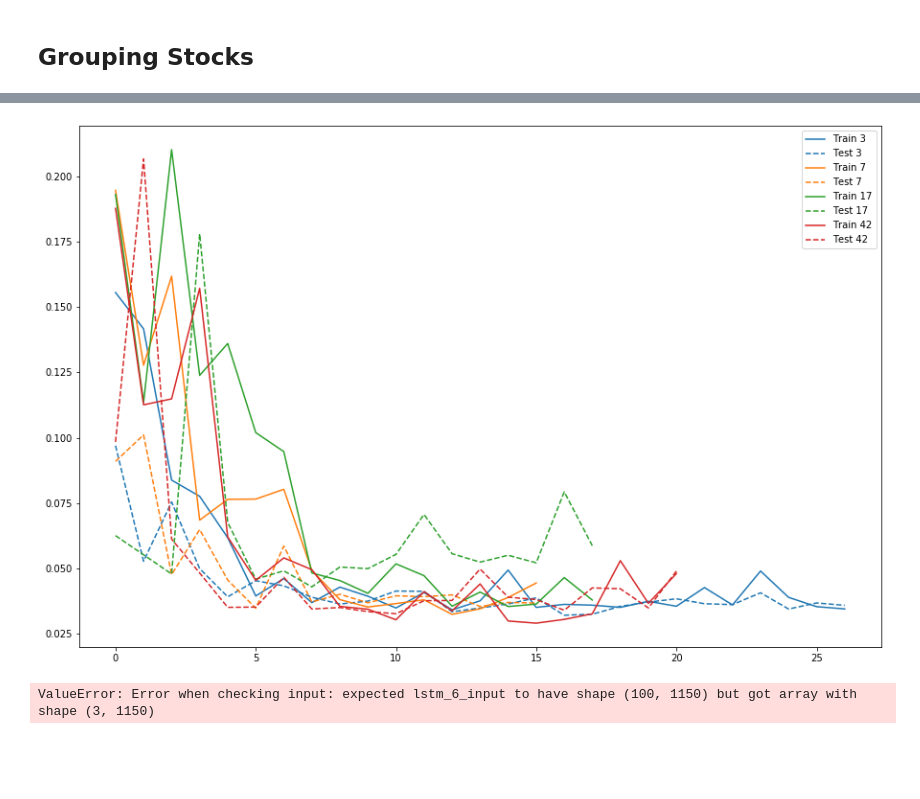
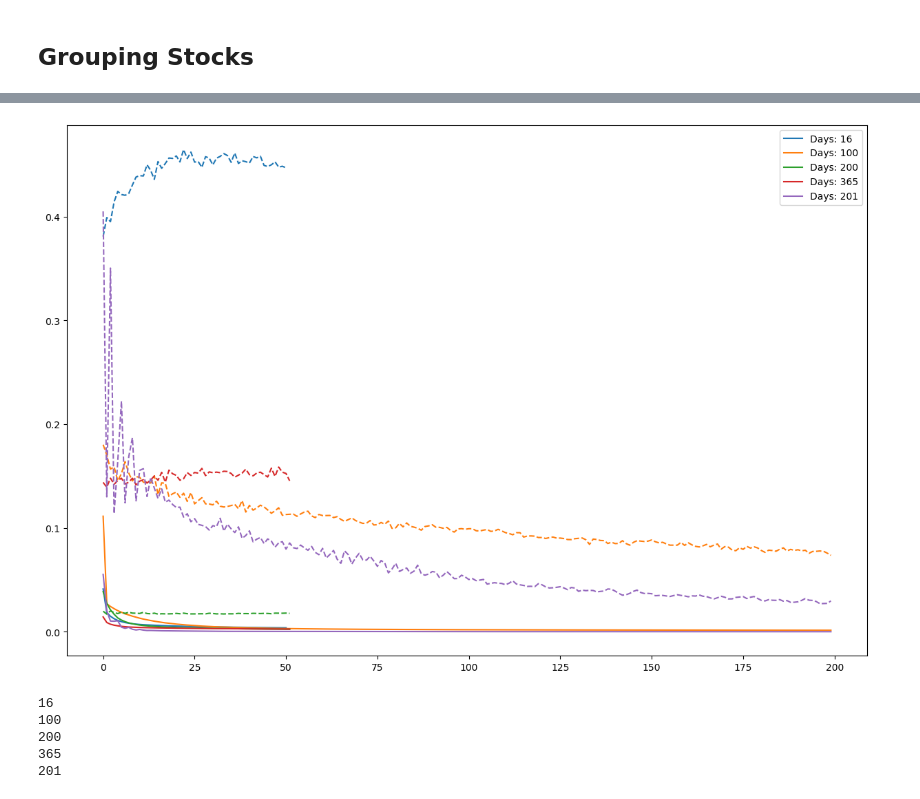
Before and after one commit to AdrianoDee/stock-market-scraper, a Jupyter notebook: forecast.ipynb, the cells around one changed output, grey strips where cells are left out. Saved outputs shown, nothing was run; the diff lists cells and outputs as text; code cells hidden in the pictures; blank space fills up the shorter version.

```diff
--- a/forecast.ipynb
+++ b/forecast.ipynb
@@ -360,3 +492,12 @@ reframed = series_to_supervised(scaled, 5, 1)
+# %%
+values = avg_data.values[:,2:]#variation_data.values[:,2:]
+# ensure all data is float
+values = values.astype('float32')
+# normalize features
+scaler = MinMaxScaler(feature_range=(0.0001, 1.0)) #
+
+#scaled = values
+scaled = scaler.fit_transform(values)
 # %%
 models = {}
 histories = {}
@@ -365,15 +510,19 @@ RMSEs = {}
+# %%
+new_values = np.logspace(np.log10(low_best),np.log10(high_best),2).astype(int)
+new_values = [15]
 # %%
 # design network
 n_model = 0
-
-for n_days in np.logspace(0.5,2.0,5).astype(int):
+n_years = 17
+for n_days in new_values:
 
     if n_days in models:
         continue
 
     call_backs = [
-    EarlyStopping(patience=10),
-    ModelCheckpoint("model_%d.h5"%n_days,save_best_only=True)
+    EarlyStopping(patience=50),
+    ModelCheckpoint("model_%d.h5"%n_days,save_best_only=True),
+        TqdmCallback(verbose=0)
     ]
 
     print("=======================================================")
@@ -383,18 +532,19 @@ for n_days in np.logspace(0.5,2.0,5).astype(int):
     print("> Data preprocessing")
     n_model = n_model + 1
     #n_days = 20
-    n_features = len(good_cols_ser)
+    n_features = (stocks_timeser_skim.columns.shape[0]-2)
 
     reframed = series_to_supervised(scaled, n_days, 1)
 
     values = reframed.values
-    n_train_days = 365 * 20 #20 years
+    n_train_days = 365 * n_years #20 years
     train = values[:n_train_days, :]
     test = values[n_train_days:, :]
 
     n_obs = n_days * n_features
-    train_X, train_y = train[:, :n_obs], train[:, -n_features]
-    test_X, test_y = test[:, :n_obs], test[:, -n_features]
+    n_target = n_features-1
+    train_X, train_y = train[:, :n_obs], train[:, -n_features+n_target]
+    test_X, test_y = test[:, :n_obs], test[:, -n_features+n_target]
 
     # reshape input to be 3D [samples, timesteps, features]
     train_X = train_X.reshape((train_X.shape[0], n_days, n_features))
@@ -402,11 +552,17 @@ for n_days in np.logspace(0.5,2.0,5).astype(int):
 
     print("> Model")
     model = Sequential()
+
+    #model.add(LSTM(20, input_shape=(train_X.shape[1], train_X.shape[2])))
+    #model.add(LSTM(20, input_shape=(train_X.shape[1], train_X.shape[2])))
+    #model.add(LSTM(20, input_shape=(train_X.shape[1], train_X.shape[2])))
+
     model.add(LSTM(100, input_shape=(train_X.shape[1], train_X.shape[2])))
+
     model.add(Dense(1))
-    model.compile(loss='mae', optimizer='adam')
+    model.compile(loss='mean_squared_error', optimizer='adam')
 
-    history = model.fit(train_X, train_y, epochs=50, batch_size=64, validation_data=(test_X, test_y), verbose=1, callbacks=call_backs, shuffle=False)
+    history = model.fit(train_X, train_y, epochs=200, batch_size=2048, validation_data=(test_X, test_y), verbose=0, callbacks=call_backs, shuffle=True)
 
 
     tests[n_days] = [test_X,test_y]
@@ -436,43 +580,42 @@ theLs = list(histories.keys())
 # %%
 colors = [""]
 plt.figure(figsize=(15,10))
 
 for k,n in zip(histories,theLs):
     history = histories[k]
-    train_loss = plt.plot(history.history['loss'],"-", label='Train %d'%(n))[0]
-    plt.plot(history.history['val_loss'],"--",color=train_loss.get_color(),label='Test %d '%(n))
+    train_loss = plt.plot(history.history['loss'],"-", label='Days: %d'%(n))[0]
+    plt.plot(history.history['val_loss'],"--",color=train_loss.get_color())
 
 plt.legend()
 plt.show()
 # %% [output]
-[figure, old version]
+[figure, new version]
 # %%
 from keras.models import load_model
 # %%
+yhats = {}
 for k in tests:
-
-    #model = models[k]
-
-    model = Sequential()
-    model.add(LSTM(100, input_shape=(train_X.shape[1], train_X.shape[2])))
-    model.add(Dense(1))
-    model.compile(loss='mae', optimizer='adam')
-
-    model = load_model("model_100 8.h5")
-    #print(test.shape)
+    print(k)
+    if k ==365:
+        continue
+    model = models[k]
     test_X = tests[k][0]
     text_y = tests[k][1]
 
     #print(model.summary())
-    yhat = model.predict(test_X)
-
+    yhats[k] = model.predict(test_X)
+    yhat = yhats[k]
     RMSEs[k] = sqrt(mean_squared_error(test_y, yhat[yhat.shape[0]-test_y.shape[0]:]))
 
 
     #train_loss = plt.plot(history.history['loss'],"-", label='Train %d'%(n))[0]
     #plt.plot(history.history['val_loss'],"--",color=train_loss.get_color(),label='Test %d '%(n))
 # %% [output]
-ValueError: Error when checking input: expected lstm_6_input to have shape (100, 1150) but got array with shape (3, 1150)
+16
+100
+200
+365
+201
 # %%
 plt.figure(figsize=(15,10))
 plt.bar(range(n_keys),RMSEs.values())
```
Also changed, not shown: parts of 98 cells of this notebook, 1 other file.
